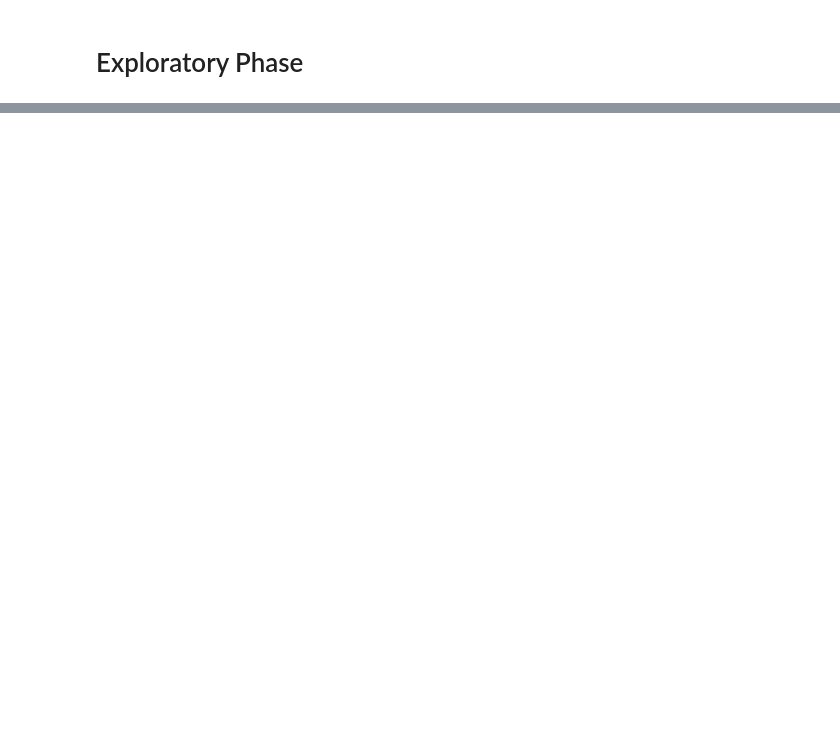
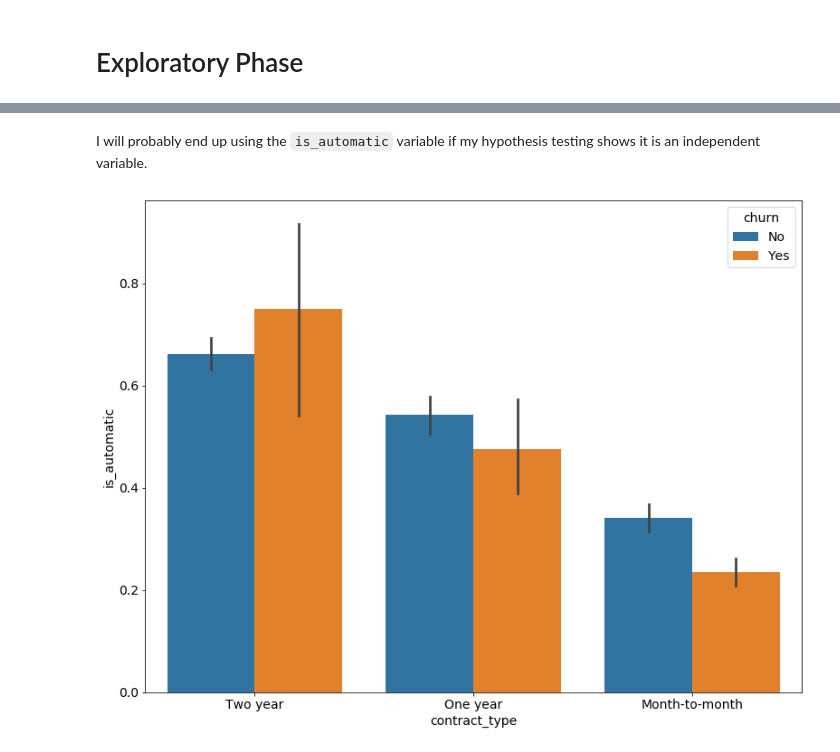
Before and after one commit to lukewbecker/telco-churn-project, a Jupyter notebook: telco_churn_project.ipynb, the cells around one changed output, grey strips where cells are left out. Drawn from its saved outputs; the diff is of its cells as text; code cells hidden in the pictures; blank space fills up the shorter version.

```diff
--- a/telco_churn_project.ipynb
+++ b/telco_churn_project.ipynb
@@ -168,0 +239,7 @@ Name: churn, dtype: float64
+# %% [markdown]
+I will probably end up using the `is_automatic` variable if my hypothesis testing shows it is an independent variable.
+# %%
+sns.barplot(x = 'contract_type', y = 'is_automatic', hue = 'churn', data = train)
+plt.show()
+# %% [output]
+[figure, added]
```
Also changed, not shown: parts of 84 cells of this notebook, 1 other file.
